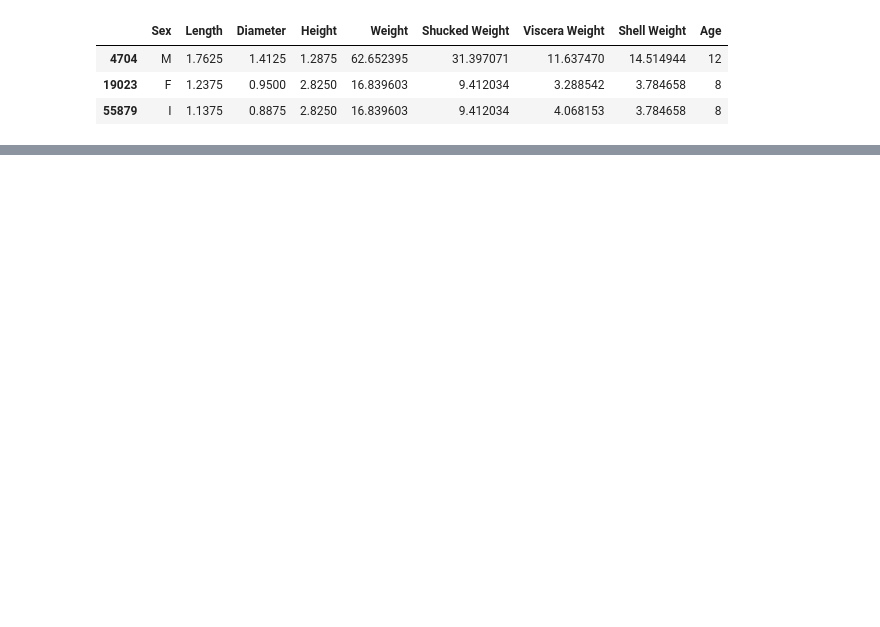
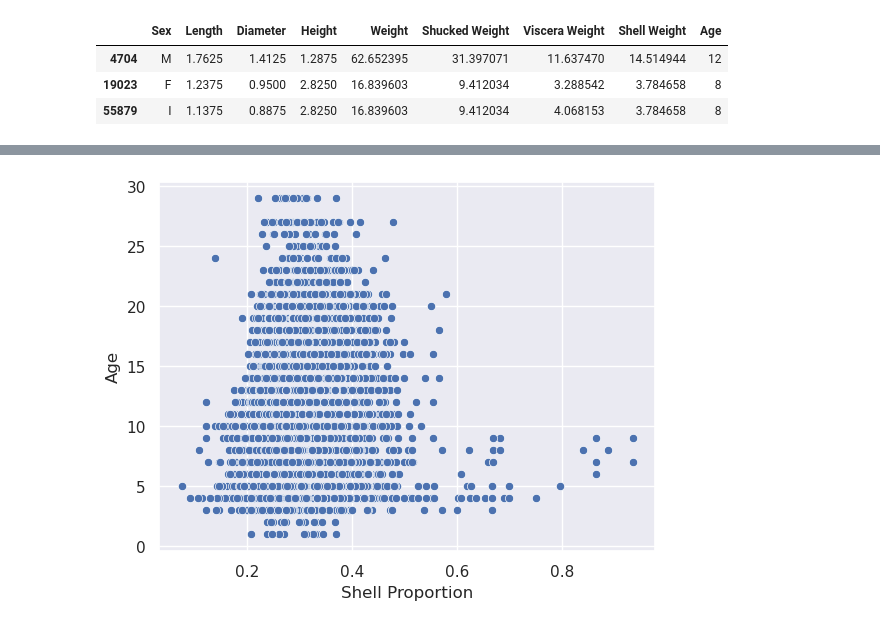
Before and after one commit to brenosakaguti/S3E16-Crab-Age-Prediction, a Jupyter notebook: S3E15_predicting_critical_heat_flux.ipynb, the cells around one changed output, grey strips where cells are left out. Saved outputs shown, nothing was run; the diff lists cells and outputs as text; code cells hidden in the pictures; blank space fills up the shorter version.

```diff
--- a/S3E15_predicting_critical_heat_flux.ipynb
+++ b/S3E15_predicting_critical_heat_flux.ipynb
@@ -109,0 +147,2 @@ df_train[ df_train["Height"] > 1 ]
+# %%
+df1["Shell Proportion"] = df1["Shell Weight"] / df1["Weight"]
@@ -109,0 +156,6 @@ df_train[ df_train["Height"] > 1 ]
+# %%
+df1 = df1[ df1["Shell Proportion"] < 1]
+# %%
+sns.scatterplot(df1, x="Shell Proportion", y="Age");
+# %% [output]
+[figure, added]
```
Also changed, not shown: parts of 30 cells of this notebook.
